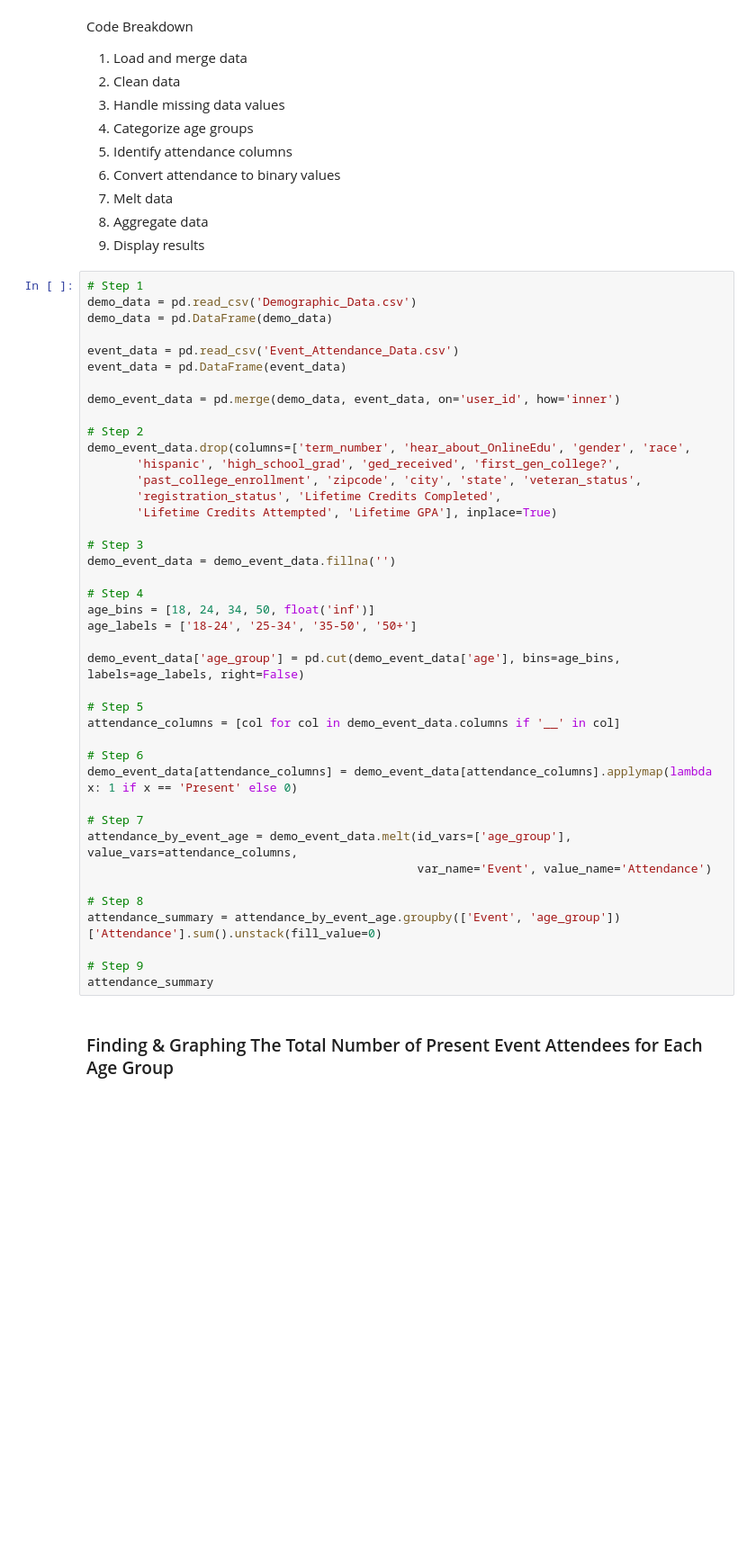
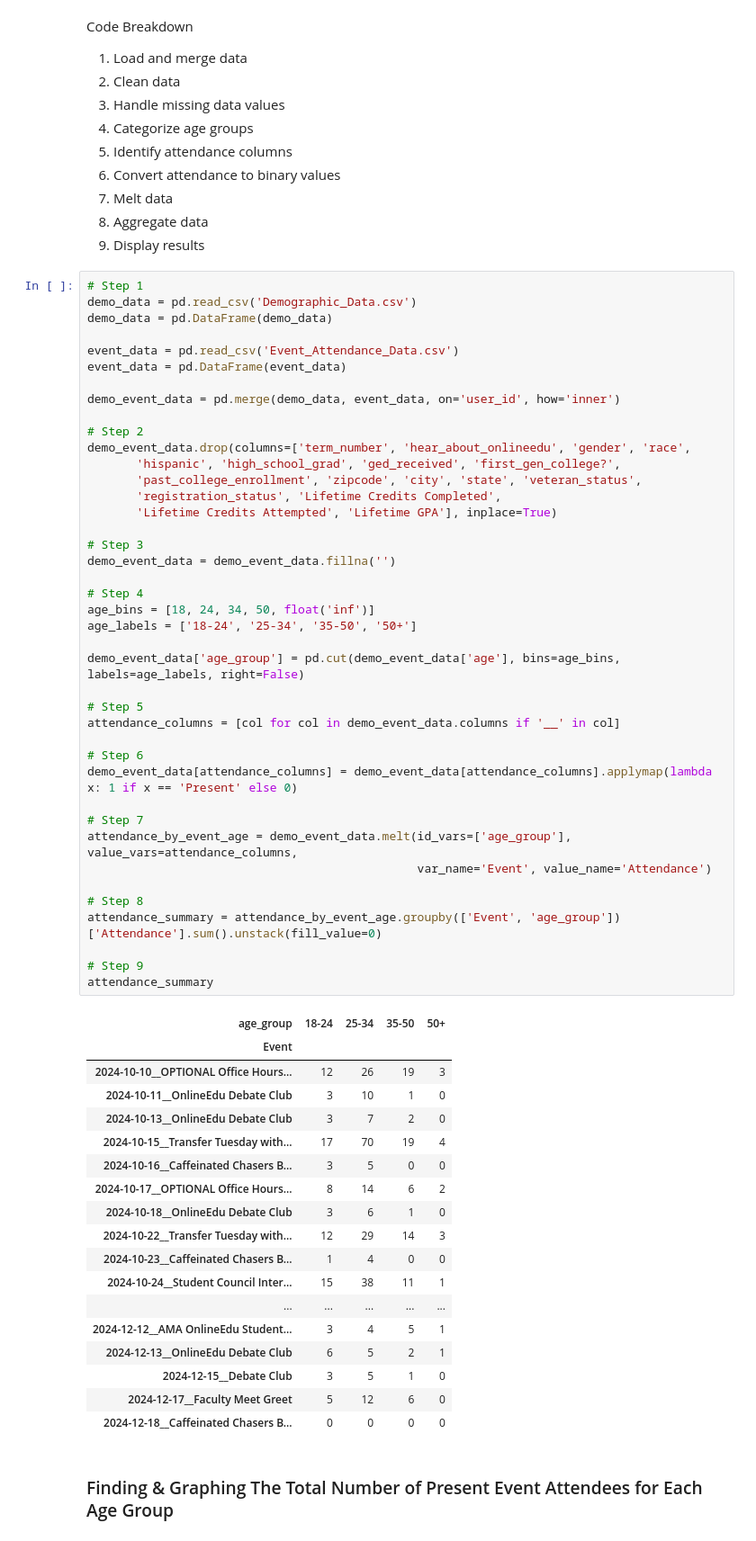
Before and after one commit to emily-l-torres/OnlineEdu, a Jupyter notebook: OnlineEdu_Academic_Affairs_Analysis.ipynb, the cells around one changed output. Shown at 90% size. Saved outputs shown, nothing was run; the diff lists cells and outputs as text; blank space fills up the shorter version.

```diff
--- a/OnlineEdu_Academic_Affairs_Analysis.ipynb
+++ b/OnlineEdu_Academic_Affairs_Analysis.ipynb
@@ -33,36 +33,55 @@ event_data = pd.DataFrame(event_data)
 demo_event_data = pd.merge(demo_data, event_data, on='user_id', how='inner')
 
 # Step 2
-demo_event_data.drop(columns=['term_number', 'hear_about_OnlineEdu', 'gender', 'race',
+demo_event_data.drop(columns=['term_number', 'hear_about_onlineedu', 'gender', 'race',
        'hispanic', 'high_school_grad', 'ged_received', 'first_gen_college?',
        'past_college_enrollment', 'zipcode', 'city', 'state', 'veteran_status',
        'registration_status', 'Lifetime Credits Completed',
        'Lifetime Credits Attempted', 'Lifetime GPA'], inplace=True)
 
 # Step 3
 demo_event_data = demo_event_data.fillna('')
 
 # Step 4
 age_bins = [18, 24, 34, 50, float('inf')]
 age_labels = ['18-24', '25-34', '35-50', '50+']
 
 demo_event_data['age_group'] = pd.cut(demo_event_data['age'], bins=age_bins, labels=age_labels, right=False)
 
 # Step 5
 attendance_columns = [col for col in demo_event_data.columns if '__' in col]
 
 # Step 6
 demo_event_data[attendance_columns] = demo_event_data[attendance_columns].applymap(lambda x: 1 if x == 'Present' else 0)
 
 # Step 7
 attendance_by_event_age = demo_event_data.melt(id_vars=['age_group'], value_vars=attendance_columns,
                                                var_name='Event', value_name='Attendance')
 
 # Step 8
 attendance_summary = attendance_by_event_age.groupby(['Event', 'age_group'])['Attendance'].sum().unstack(fill_value=0)
 
 # Step 9
 attendance_summary
+# %% [output]
+| age_group | 18-24 | 25-34 | 35-50 | 50+ |
+| Event |  |  |  |  |
+| 2024-10-10__OPTIONAL Office Hours... | 12 | 26 | 19 | 3 |
+| 2024-10-11__OnlineEdu Debate Club | 3 | 10 | 1 | 0 |
+| 2024-10-13__OnlineEdu Debate Club | 3 | 7 | 2 | 0 |
+| 2024-10-15__Transfer Tuesday with... | 17 | 70 | 19 | 4 |
+| 2024-10-16__Caffeinated Chasers B... | 3 | 5 | 0 | 0 |
+| 2024-10-17__OPTIONAL Office Hours... | 8 | 14 | 6 | 2 |
+| 2024-10-18__OnlineEdu Debate Club | 3 | 6 | 1 | 0 |
+| 2024-10-22__Transfer Tuesday with... | 12 | 29 | 14 | 3 |
+| 2024-10-23__Caffeinated Chasers B... | 1 | 4 | 0 | 0 |
+| 2024-10-24__Student Council Inter... | 15 | 38 | 11 | 1 |
+| ... | ... | ... | ... | ... |
+| 2024-12-12__AMA OnlineEdu Student... | 3 | 4 | 5 | 1 |
+| 2024-12-13__OnlineEdu Debate Club | 6 | 5 | 2 | 1 |
+| 2024-12-15__Debate Club | 3 | 5 | 1 | 0 |
+| 2024-12-17__Faculty Meet Greet | 5 | 12 | 6 | 0 |
+| 2024-12-18__Caffeinated Chasers B... | 0 | 0 | 0 | 0 |
 # %% [markdown]
 ### Finding & Graphing The Total Number of Present Event Attendees for Each Age Group
 # %% [markdown]
```
Also changed, not shown: parts of 32 cells of this notebook.
